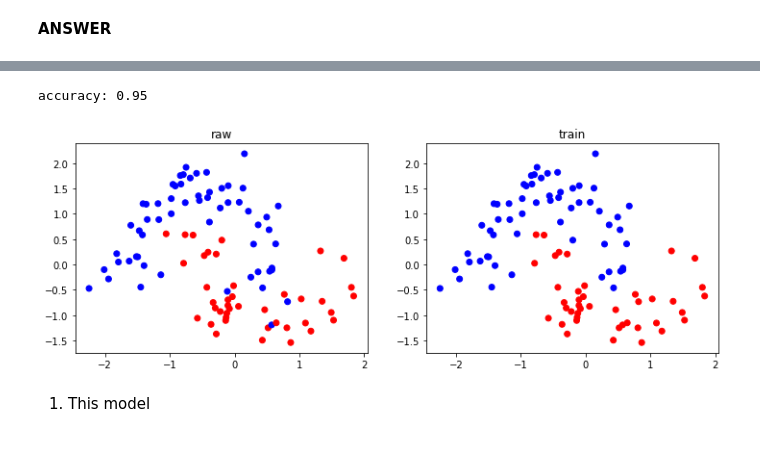
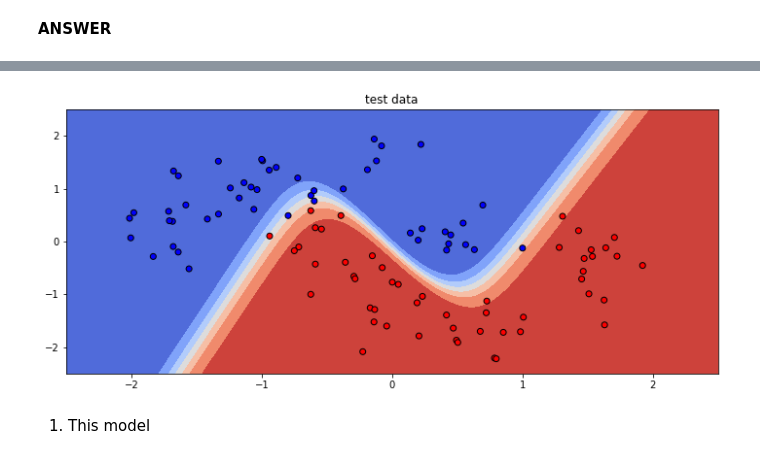
Before and after one commit to chrimiway/machine-learning-course, a Jupyter notebook: Assignment4.ipynb, the cells around one changed output, grey strips where cells are left out. Drawn from its saved outputs; the diff is of its cells as text; code cells hidden in the pictures.

```diff
--- a/Assignment4.ipynb
+++ b/Assignment4.ipynb
@@ -106,3 +242,5 @@ From the digits dataset, extract all the 5's. Your going to create a compressed
 **(d)** How many principal components are required to well-approximate the data in (c)? How much compression is achieved in each case (express compression as the ratio of $k$ to the original dimension of the data $D$, so it ranges from $0$ to $1$). Comment on each case.
 # %% [markdown]
 **ANSWER**
+# %%
+digits_5 = digits_data[digits_label == 5]
@@ -323,0 +502,21 @@ plt.show()
+# %%
+%matplotlib inline
+import matplotlib.pyplot as plt
+# background
+x1 = np.linspace(-2.5, 2.5, 300)
+x2 = np.linspace(-2.5, 2.5, 300)
+
+x1v, x2v = np.meshgrid(x1, x2)
+X_mesh = np.column_stack((np.ones(len(x1v.ravel())),
+                          x1v.ravel(),
+                          x2v.ravel()))
+y_hat_mesh = nn.predict_proba(X_mesh)
+
+plt.figure(figsize=(12,5))
+plt.contourf(x1v, x2v, y_hat_mesh.reshape(x1v.shape), cmap="coolwarm")
+plt.scatter(X_train[:, 1], X_train[:, 2], c=y_train, cmap="bwr",edgecolors="black")
+plt.title("training data")
+plt.xlim(x1v.min(), x1v.max())
+plt.ylim(x2v.min(), x2v.max())
+
+plt.show()
@@ -324,19 +525,14 @@ plt.show()
 # %%
 y_hat_test = nn.predict(X_test, thresh=0.5)
 
-print("accuracy: {}".format(accuracy(y_test, y_hat_test.reshape(len(y_test)))))
-
-import matplotlib.pyplot as plt
-plt.figure(figsize=(12,4))
-plt.subplot(121)
-plt.scatter(X_test[:, 1], X_test[:, 2], c=y_test, cmap="bwr")
-plt.title("raw")
-plt.subplot(122)
-plt.scatter(X_test[:, 1], X_test[:, 2], c=y_hat_test.reshape(len(X_test)), cmap="bwr")
-plt.title("train")
+plt.figure(figsize=(12,5))
+plt.contourf(x1v, x2v, y_hat_mesh.reshape(x1v.shape), cmap="coolwarm")
+plt.scatter(X_test[:, 1], X_test[:, 2], c=y_test, cmap="bwr", edgecolors="black")
+plt.title("test data")
+plt.xlim(x1v.min(), x1v.max())
+plt.ylim(x2v.min(), x2v.max())
 plt.show()
 # %% [output]
-accuracy: 0.95
-[figure, old version]
+[figure, new version]
 # %% [markdown]
 1. This model
```
Also changed, not shown: parts of 28 cells of this notebook.
